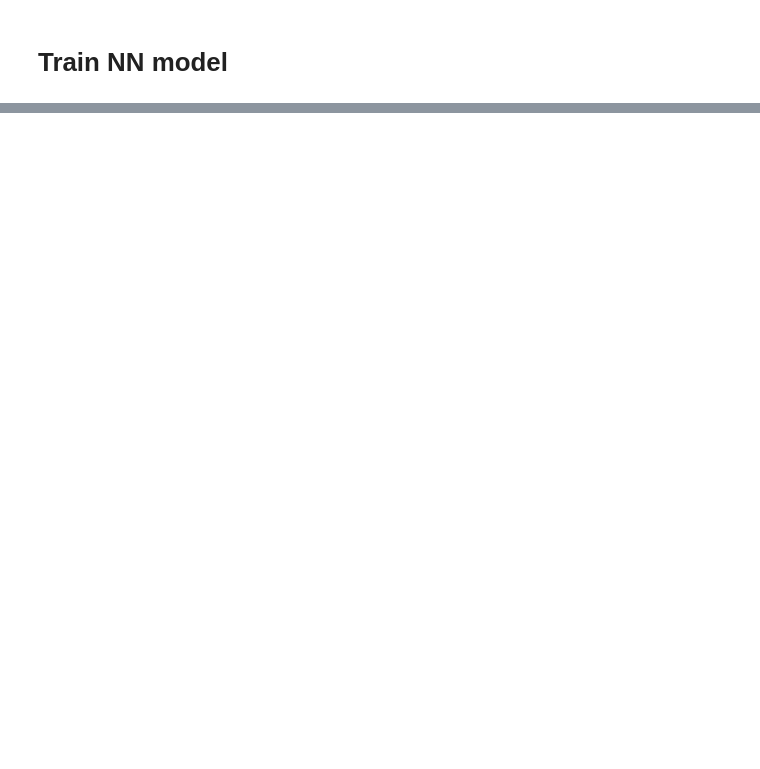
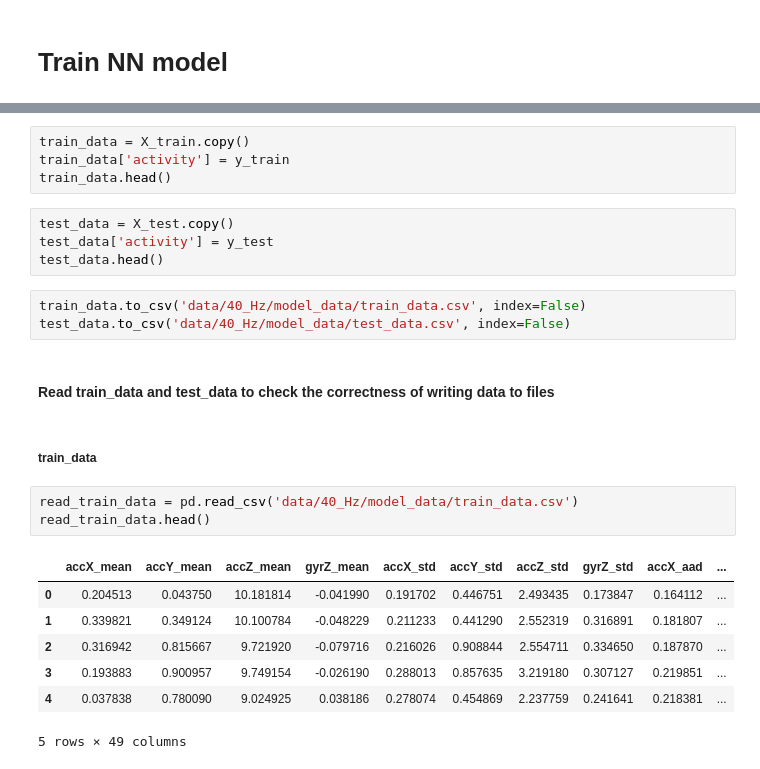
Before and after one commit to Mykhailo20/DS_Bootcamp_2023, a Jupyter notebook: Homework_5/Physical_Activity_Analysis/Features.ipynb, the cells around one changed output, grey strips where cells are left out. Saved outputs shown, nothing was run; the diff lists cells and outputs as text; blank space fills up the shorter version.

Commit message:
Homework_6: Save processed data for model training and testing in separate files

```diff
--- a/Homework_5/Physical_Activity_Analysis/Features.ipynb
+++ b/Homework_5/Physical_Activity_Analysis/Features.ipynb
@@ -999,0 +844,26 @@ len(y_test) = 360
+# %%
+train_data = X_train.copy()
+train_data['activity'] = y_train
+train_data.head()
+# %%
+test_data = X_test.copy()
+test_data['activity'] = y_test
+test_data.head()
+# %%
+train_data.to_csv('data/40_Hz/model_data/train_data.csv', index=False)
+test_data.to_csv('data/40_Hz/model_data/test_data.csv', index=False)
+# %% [markdown]
+#### Read train_data and test_data to check the correctness of writing data to files
+# %% [markdown]
+##### train_data
+# %%
+read_train_data = pd.read_csv('data/40_Hz/model_data/train_data.csv')
+read_train_data.head()
+# %% [output]
+|  | accX_mean | accY_mean | accZ_mean | gyrZ_mean | accX_std | accY_std | accZ_std | gyrZ_std | accX_aad | ... |
+| 0 | 0.204513 | 0.043750 | 10.181814 | -0.041990 | 0.191702 | 0.446751 | 2.493435 | 0.173847 | 0.164112 | ... |
+| 1 | 0.339821 | 0.349124 | 10.100784 | -0.048229 | 0.211233 | 0.441290 | 2.552319 | 0.316891 | 0.181807 | ... |
+| 2 | 0.316942 | 0.815667 | 9.721920 | -0.079716 | 0.216026 | 0.908844 | 2.554711 | 0.334650 | 0.187870 | ... |
+| 3 | 0.193883 | 0.900957 | 9.749154 | -0.026190 | 0.288013 | 0.857635 | 3.219180 | 0.307127 | 0.219851 | ... |
+| 4 | 0.037838 | 0.780090 | 9.024925 | 0.038186 | 0.278074 | 0.454869 | 2.237759 | 0.241641 | 0.218381 | ... |
+5 rows × 49 columns
```
Also changed, not shown: parts of 33 cells of this notebook, 2 other files.
